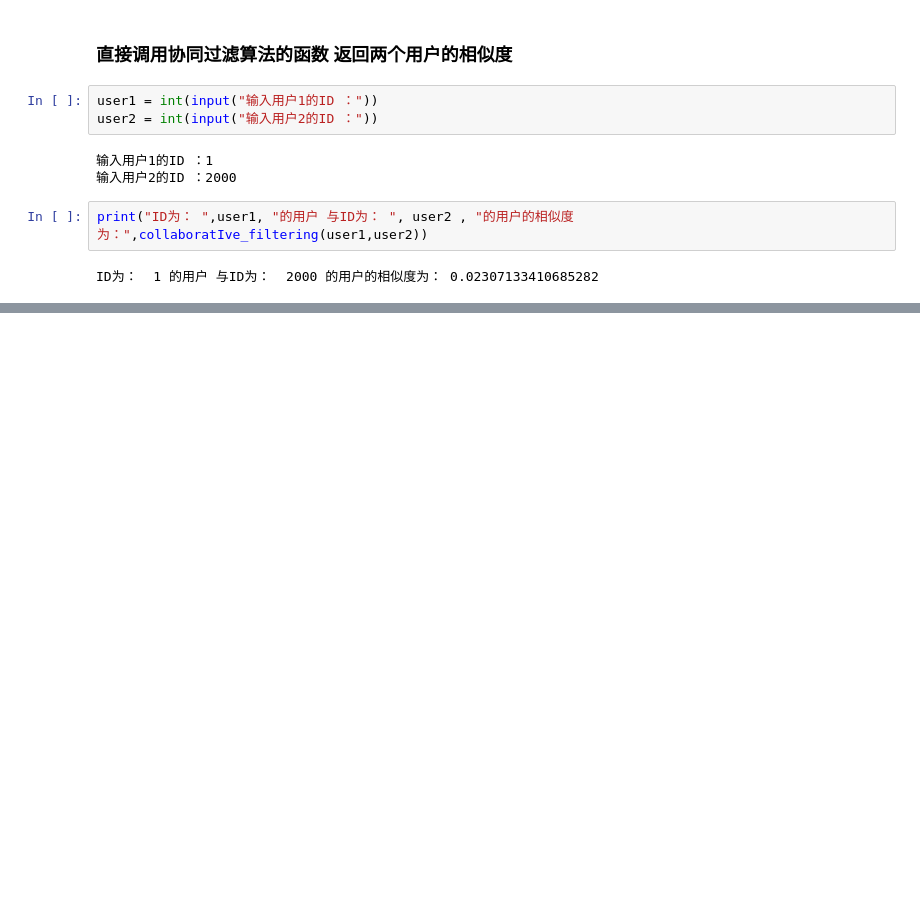
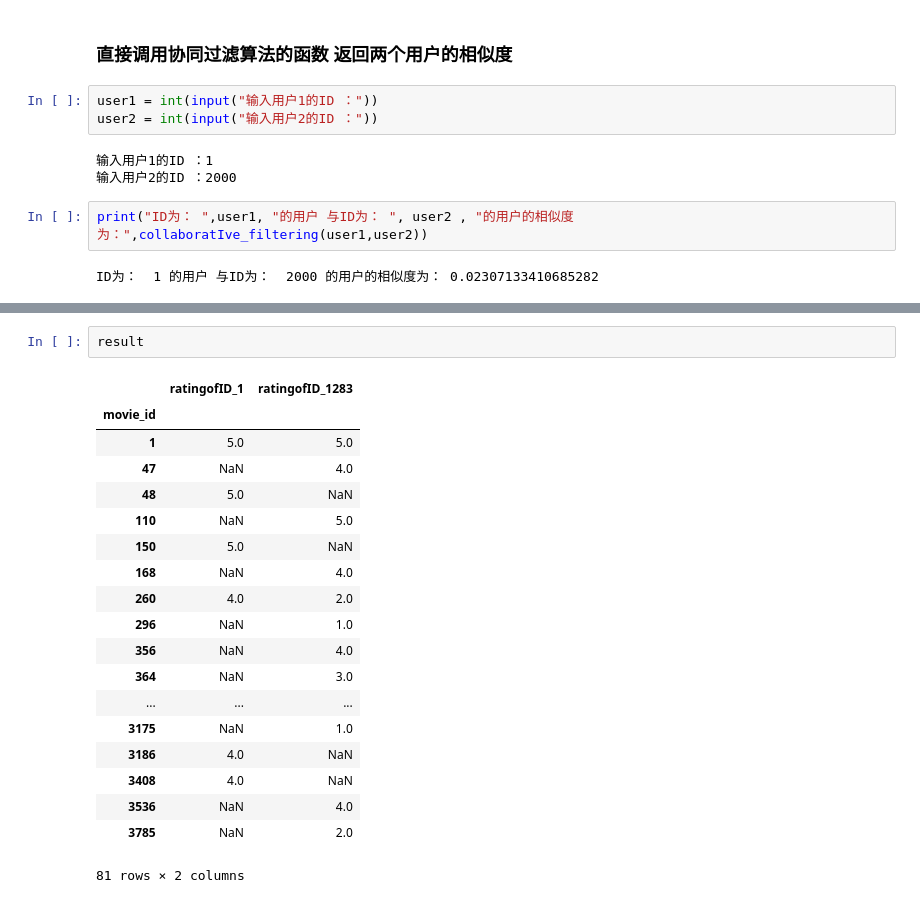
Before and after one commit to Lonelyleavesi/NumPy-Programe-practice, a Jupyter notebook: Movies Data/Movies Data.ipynb, the cells around one changed output, grey strips where cells are left out. Saved outputs shown, nothing was run; the diff lists cells and outputs as text; blank space fills up the shorter version.

```diff
--- a/Movies Data/Movies Data.ipynb
+++ b/Movies Data/Movies Data.ipynb
@@ -236,0 +362,22 @@ ID为：  1 的用户 与ID为：  2000 的用户的相似度为： 0.0230713341
+# %%
+result
+# %% [output]
+|  | ratingofID_1 | ratingofID_1283 |
+| movie_id |  |  |
+| 1 | 5.0 | 5.0 |
+| 47 | NaN | 4.0 |
+| 48 | 5.0 | NaN |
+| 110 | NaN | 5.0 |
+| 150 | 5.0 | NaN |
+| 168 | NaN | 4.0 |
+| 260 | 4.0 | 2.0 |
+| 296 | NaN | 1.0 |
+| 356 | NaN | 4.0 |
+| 364 | NaN | 3.0 |
+| ... | ... | ... |
+| 3175 | NaN | 1.0 |
+| 3186 | 4.0 | NaN |
+| 3408 | 4.0 | NaN |
+| 3536 | NaN | 4.0 |
+| 3785 | NaN | 2.0 |
+81 rows × 2 columns
```
Also changed, not shown: parts of 30 cells of this notebook, 4 other files.
